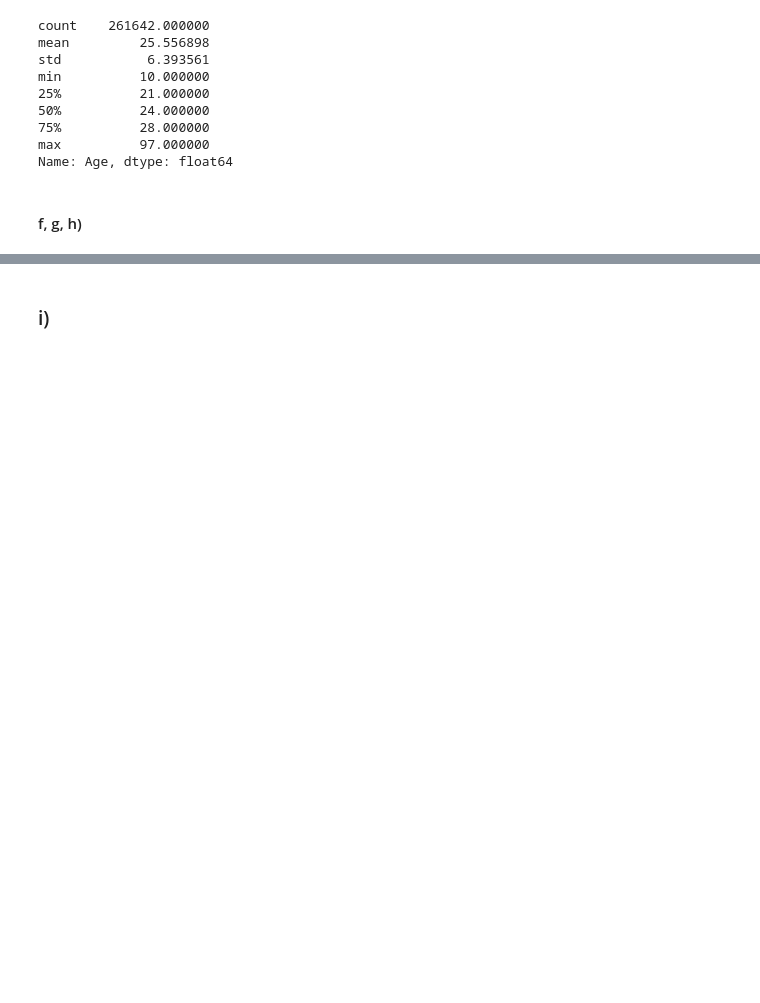
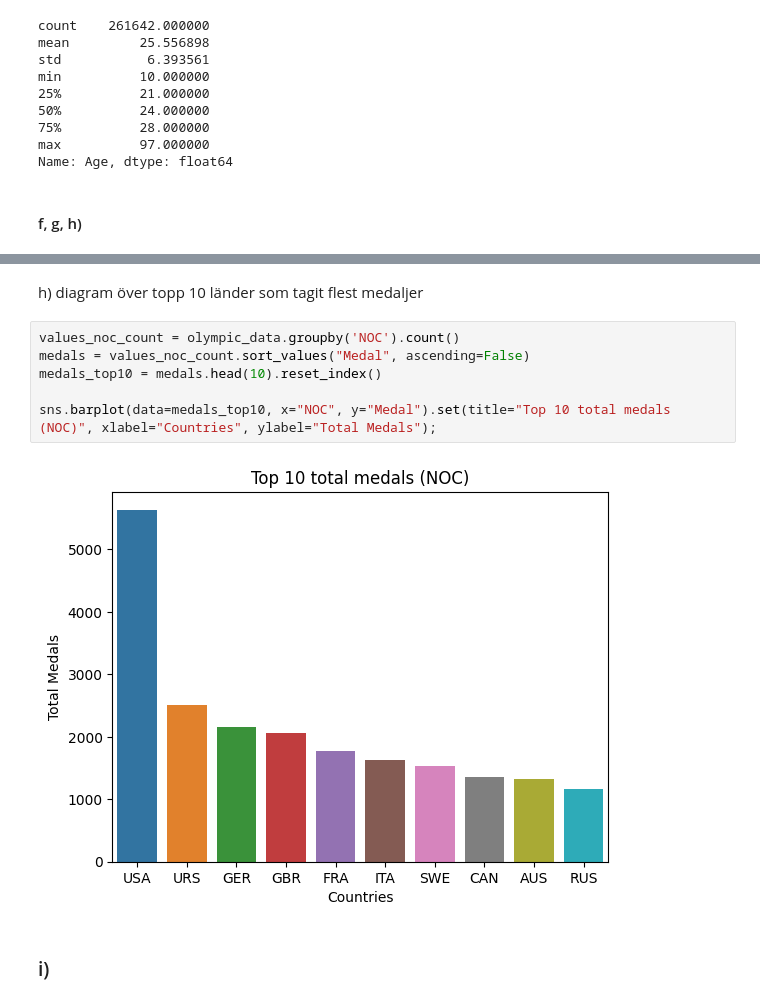
Before and after one commit to smlatic/Dashboard-Olympics-project, a Jupyter notebook: upg0.ipynb, the cells around one changed output, grey strips where cells are left out. Drawn from its saved outputs; the diff is of its cells as text; blank space fills up the shorter version.

```diff
--- a/upg0.ipynb
+++ b/upg0.ipynb
@@ -74,3 +92,13 @@ Name: Age, dtype: float64
+# %% [markdown]
+h) diagram över topp 10 länder som tagit flest medaljer
+# %%
+values_noc_count = olympic_data.groupby('NOC').count()
+medals = values_noc_count.sort_values("Medal", ascending=False)
+medals_top10 = medals.head(10).reset_index()
+
+sns.barplot(data=medals_top10, x="NOC", y="Medal").set(title="Top 10 total medals (NOC)", xlabel="Countries", ylabel="Total Medals");
+# %% [output]
+[figure, added]
 # %% [markdown]
 ### i)
 # %% [markdown]
```
Also changed, not shown: parts of 3 cells of this notebook.
